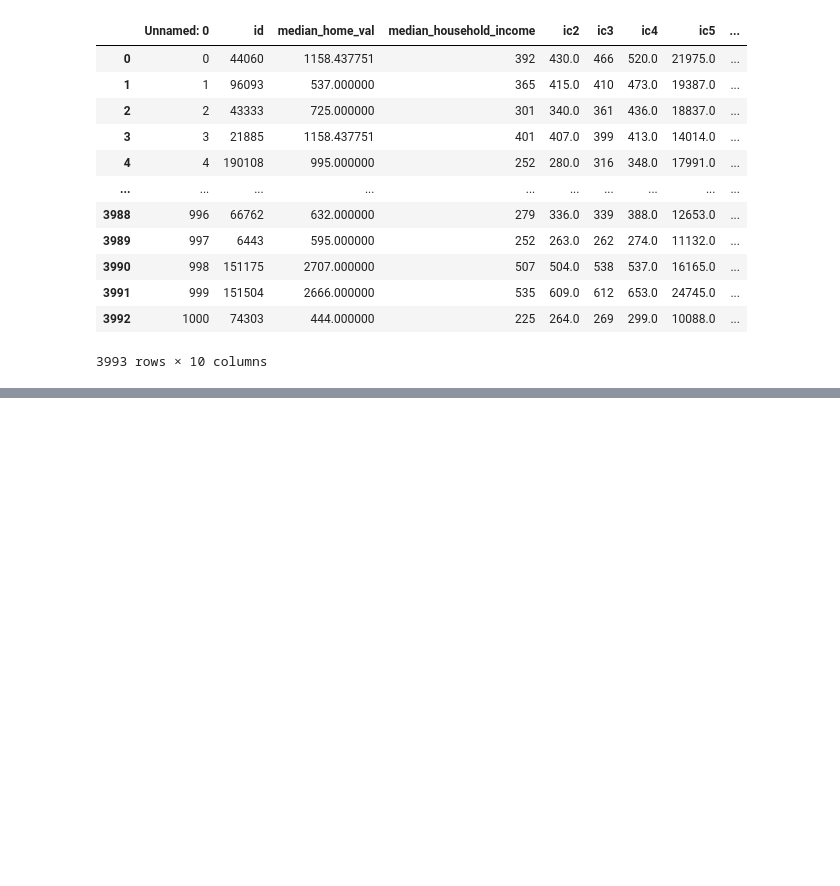
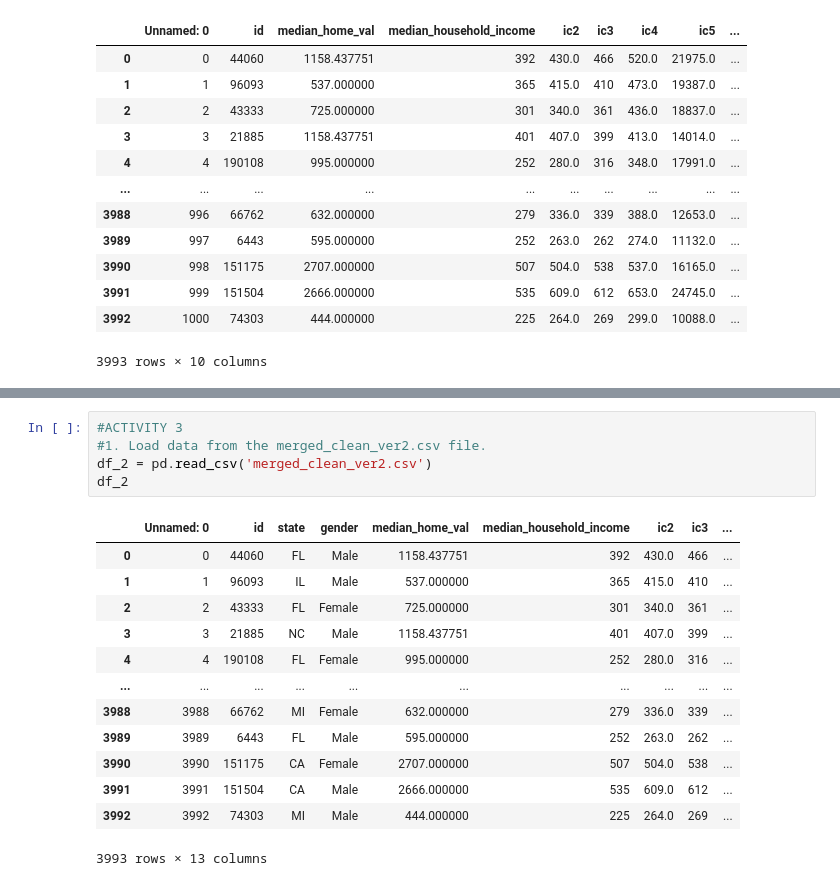
Before and after one commit to Blitu82/data_1.05_activities, a Jupyter notebook: files_for_activities/csv_files/data_1.05_activities_Pablo.ipynb, the cells around one changed output, grey strips where cells are left out. Cells and saved outputs as stored; diff of their text form; blank space fills up the shorter version.

```diff
--- a/files_for_activities/csv_files/data_1.05_activities_Pablo.ipynb
+++ b/files_for_activities/csv_files/data_1.05_activities_Pablo.ipynb
@@ -128,0 +131,19 @@ dtype: float64
+# %%
+#ACTIVITY 3
+#1. Load data from the merged_clean_ver2.csv file.
+df_2 = pd.read_csv('merged_clean_ver2.csv')
+df_2
+# %% [output]
+|  | Unnamed: 0 | id | state | gender | median_home_val | median_household_income | ic2 | ic3 | ... |
+| 0 | 0 | 44060 | FL | Male | 1158.437751 | 392 | 430.0 | 466 | ... |
+| 1 | 1 | 96093 | IL | Male | 537.000000 | 365 | 415.0 | 410 | ... |
+| 2 | 2 | 43333 | FL | Female | 725.000000 | 301 | 340.0 | 361 | ... |
+| 3 | 3 | 21885 | NC | Male | 1158.437751 | 401 | 407.0 | 399 | ... |
+| 4 | 4 | 190108 | FL | Female | 995.000000 | 252 | 280.0 | 316 | ... |
+| ... | ... | ... | ... | ... | ... | ... | ... | ... | ... |
+| 3988 | 3988 | 66762 | MI | Female | 632.000000 | 279 | 336.0 | 339 | ... |
+| 3989 | 3989 | 6443 | FL | Male | 595.000000 | 252 | 263.0 | 262 | ... |
+| 3990 | 3990 | 151175 | CA | Female | 2707.000000 | 507 | 504.0 | 538 | ... |
+| 3991 | 3991 | 151504 | CA | Male | 2666.000000 | 535 | 609.0 | 612 | ... |
+| 3992 | 3992 | 74303 | MI | Male | 444.000000 | 225 | 264.0 | 269 | ... |
+3993 rows × 13 columns
```
Also changed, not shown: parts of 12 cells of this notebook.
